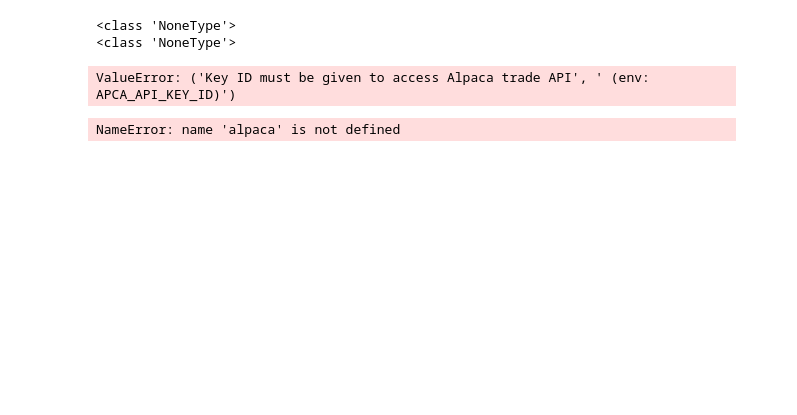
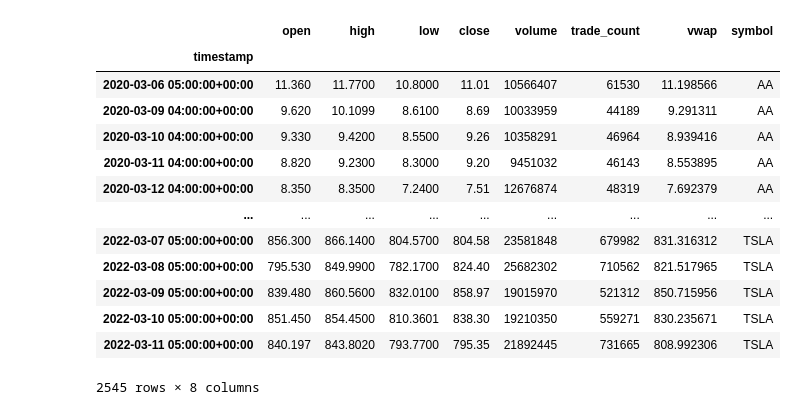
Before and after one commit to wilberforce1900/Project1_asu_fintech, a Jupyter notebook: SPYandCovid.ipynb, the cells around one changed output. Drawn from its saved outputs; the diff is of its cells as text; code cells hidden in the pictures; blank space fills up the shorter version.

```diff
--- a/SPYandCovid.ipynb
+++ b/SPYandCovid.ipynb
@@ -11,20 +9,16 @@ from MCForecastTools import MCSimulation
 %matplotlib inline
 # %%
-# Load and verify the Enviornment Factors
-alpaca_api_key = os.getenv('ALPACA_API_KEY')
-alpaca_secret_key = os.getenv('ALPACA_SECRET_KEY')
+# Load .env enviroment variables
+from dotenv import load_dotenv
+load_dotenv()
+
+# Set Alpaca API key and secret
+alpaca_api_key = os.getenv("ALPACA_API_KEY")
+alpaca_secret_key = os.getenv("ALPACA_SECRET_KEY")
+
+
+api = tradeapi.REST(
+    alpaca_api_key,
+    alpaca_secret_key,
+    api_version = "v2"
+)
-# %%
-alpaca_api_key = os.getenv('ALPACA_API_KEY')
-alpaca_secret_key = os.getenv('ALPACA_SECRET_KEY')
-print(type(alpaca_api_key))
-print(type(alpaca_secret_key))
-# %% [output]
-<class 'NoneType'>
-<class 'NoneType'>
-# %%
-alpaca = tradeapi.REST(
-    alpaca_api_key,
-    alpaca_secret_key,
-    api_version= "v2")
-# %% [output]
-ValueError: ('Key ID must be given to access Alpaca trade API', ' (env: APCA_API_KEY_ID)')
@@ -35,9 +25,35 @@ timeframe = "1Day"
-# %%
-df_portfolio =alpaca.getbars(
-    tickers,
-    timerframe,
-    start = '2020-01-01',
-    end = today
-).df
-# %% [output]
-NameError: name 'alpaca' is not defined
+# %%
+# Set the ticker
+ticker =  ['SPY','AAPL','PFE','TSLA','AA']
+
+# Set timeframe to "1Day"
+timeframe = "1Day"
+
+# Set start and end datetimes of 3 years from Today
+start_date = pd.Timestamp("2020-03-06'", tz="America/New_York").isoformat()
+end_date = pd.Timestamp("2022-03-13", tz="America/New_York").isoformat()
+
+# Get 3 years worth of historical data for TSLA
+ticker_data = api.get_bars(
+    ticker,
+    timeframe,
+    start=start_date,
+    end=end_date
+).df
+
+ticker_data
+# %% [output]
+|  | open | high | low | close | volume | trade_count | vwap | symbol |
+| timestamp |  |  |  |  |  |  |  |  |
+| 2020-03-06 05:00:00+00:00 | 11.360 | 11.7700 | 10.8000 | 11.01 | 10566407 | 61530 | 11.198566 | AA |
+| 2020-03-09 04:00:00+00:00 | 9.620 | 10.1099 | 8.6100 | 8.69 | 10033959 | 44189 | 9.291311 | AA |
+| 2020-03-10 04:00:00+00:00 | 9.330 | 9.4200 | 8.5500 | 9.26 | 10358291 | 46964 | 8.939416 | AA |
+| 2020-03-11 04:00:00+00:00 | 8.820 | 9.2300 | 8.3000 | 9.20 | 9451032 | 46143 | 8.553895 | AA |
+| 2020-03-12 04:00:00+00:00 | 8.350 | 8.3500 | 7.2400 | 7.51 | 12676874 | 48319 | 7.692379 | AA |
+| ... | ... | ... | ... | ... | ... | ... | ... | ... |
+| 2022-03-07 05:00:00+00:00 | 856.300 | 866.1400 | 804.5700 | 804.58 | 23581848 | 679982 | 831.316312 | TSLA |
+| 2022-03-08 05:00:00+00:00 | 795.530 | 849.9900 | 782.1700 | 824.40 | 25682302 | 710562 | 821.517965 | TSLA |
+| 2022-03-09 05:00:00+00:00 | 839.480 | 860.5600 | 832.0100 | 858.97 | 19015970 | 521312 | 850.715956 | TSLA |
+| 2022-03-10 05:00:00+00:00 | 851.450 | 854.4500 | 810.3601 | 838.30 | 19210350 | 559271 | 830.235671 | TSLA |
+| 2022-03-11 05:00:00+00:00 | 840.197 | 843.8020 | 793.7700 | 795.35 | 21892445 | 731665 | 808.992306 | TSLA |
+2545 rows × 8 columns
```
Also changed, not shown: parts of 15 cells of this notebook, 1 other file.
